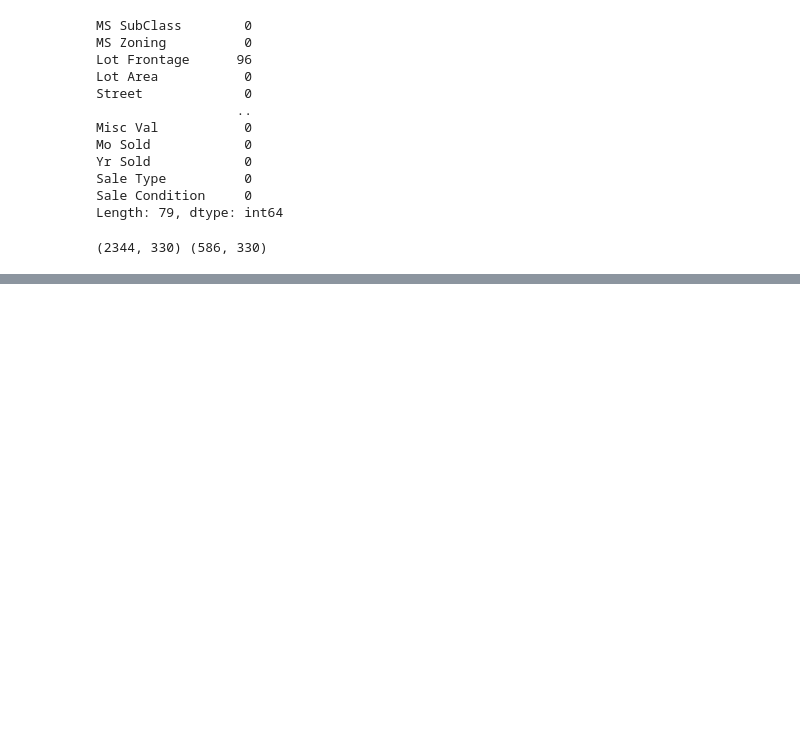
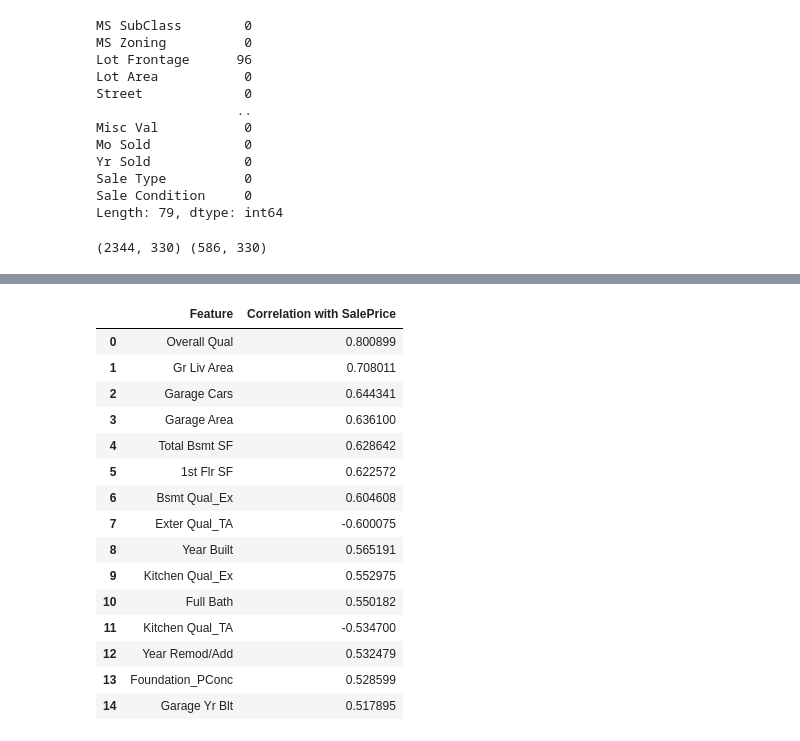
Before and after one commit to Brabham1/Housing-price, a Jupyter notebook: draft/test_1.ipynb, the cells around one changed output, grey strips where cells are left out. Saved outputs shown, nothing was run; the diff lists cells and outputs as text; code cells hidden in the pictures; blank space fills up the shorter version.

```diff
--- a/draft/test_1.ipynb
+++ b/draft/test_1.ipynb
@@ -85,0 +144,26 @@ print(X_train.shape, X_test.shape)
+# %%
+top_features = correlations_sorted.head(15)
+
+top_features_df = pd.DataFrame({
+    "Feature": top_features.index,
+    "Correlation with SalePrice": top_features.values
+})
+
+top_features_df
+# %% [output]
+|  | Feature | Correlation with SalePrice |
+| 0 | Overall Qual | 0.800899 |
+| 1 | Gr Liv Area | 0.708011 |
+| 2 | Garage Cars | 0.644341 |
+| 3 | Garage Area | 0.636100 |
+| 4 | Total Bsmt SF | 0.628642 |
+| 5 | 1st Flr SF | 0.622572 |
+| 6 | Bsmt Qual_Ex | 0.604608 |
+| 7 | Exter Qual_TA | -0.600075 |
+| 8 | Year Built | 0.565191 |
+| 9 | Kitchen Qual_Ex | 0.552975 |
+| 10 | Full Bath | 0.550182 |
+| 11 | Kitchen Qual_TA | -0.534700 |
+| 12 | Year Remod/Add | 0.532479 |
+| 13 | Foundation_PConc | 0.528599 |
+| 14 | Garage Yr Blt | 0.517895 |
```
Also changed, not shown: parts of 4 cells of this notebook.
